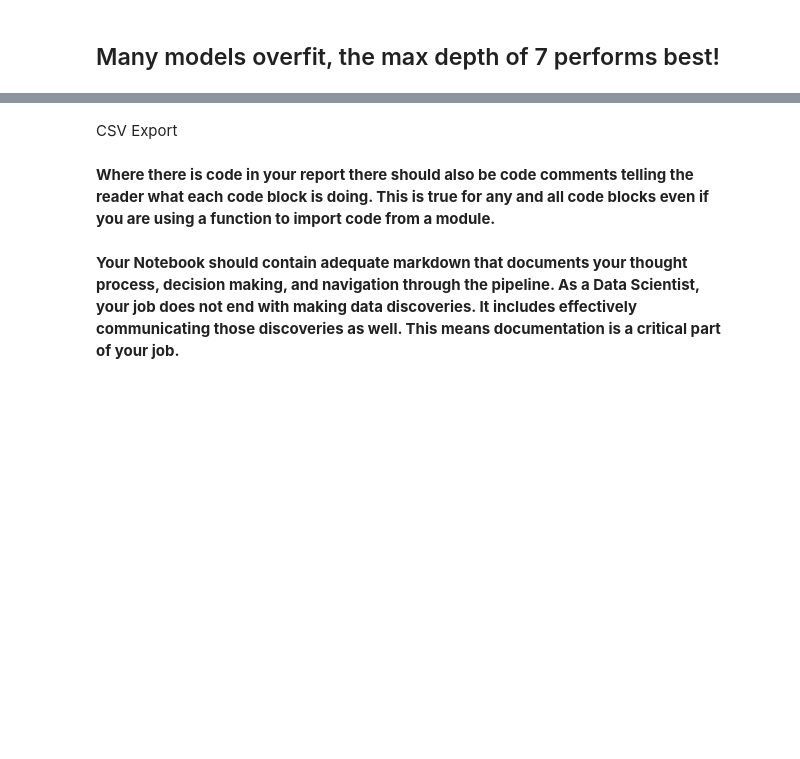
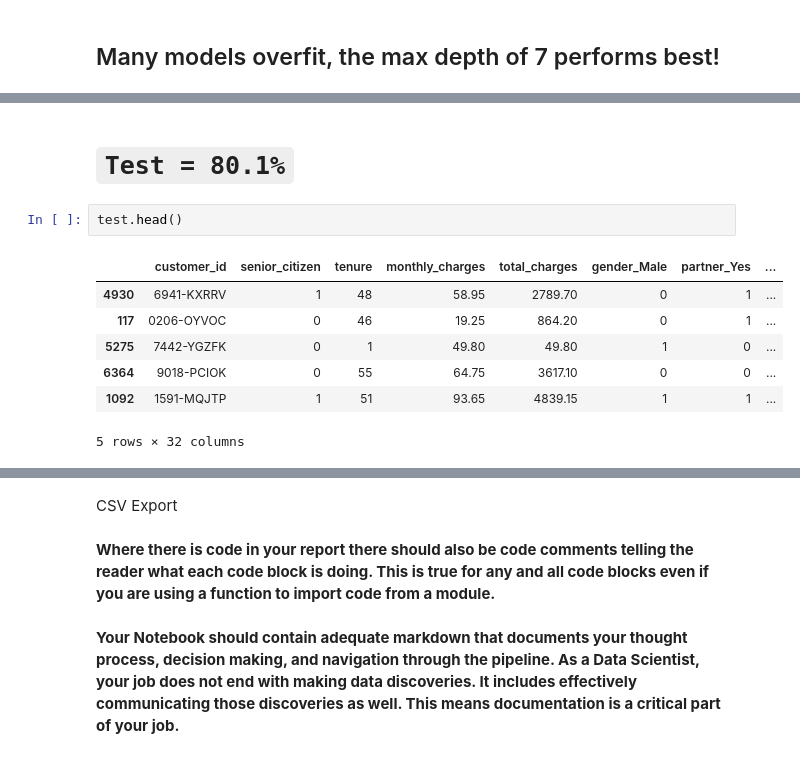
Before and after one commit to Josue-Gonzalez627/Telco_Classification_Project, a Jupyter notebook: telco_final.ipynb, the cells around one changed output, grey strips where cells are left out. Drawn from its saved outputs; the diff is of its cells as text; blank space fills up the shorter version.

```diff
--- a/telco_final.ipynb
+++ b/telco_final.ipynb
@@ -352,0 +461,12 @@ with a max depth of 7, the accuracy train = 0.82), val = 0.79 is seen as the bes
+# %% [markdown]
+# `Test = 80.1%`
+# %%
+test.head()
+# %% [output]
+|  | customer_id | senior_citizen | tenure | monthly_charges | total_charges | gender_Male | partner_Yes | ... |
+| 4930 | 6941-KXRRV | 1 | 48 | 58.95 | 2789.70 | 0 | 1 | ... |
+| 117 | 0206-OYVOC | 0 | 46 | 19.25 | 864.20 | 0 | 1 | ... |
+| 5275 | 7442-YGZFK | 0 | 1 | 49.80 | 49.80 | 1 | 0 | ... |
+| 6364 | 9018-PCIOK | 0 | 55 | 64.75 | 3617.10 | 0 | 0 | ... |
+| 1092 | 1591-MQJTP | 1 | 51 | 93.65 | 4839.15 | 1 | 1 | ... |
+5 rows × 32 columns
```
Also changed, not shown: parts of 12 cells of this notebook.
